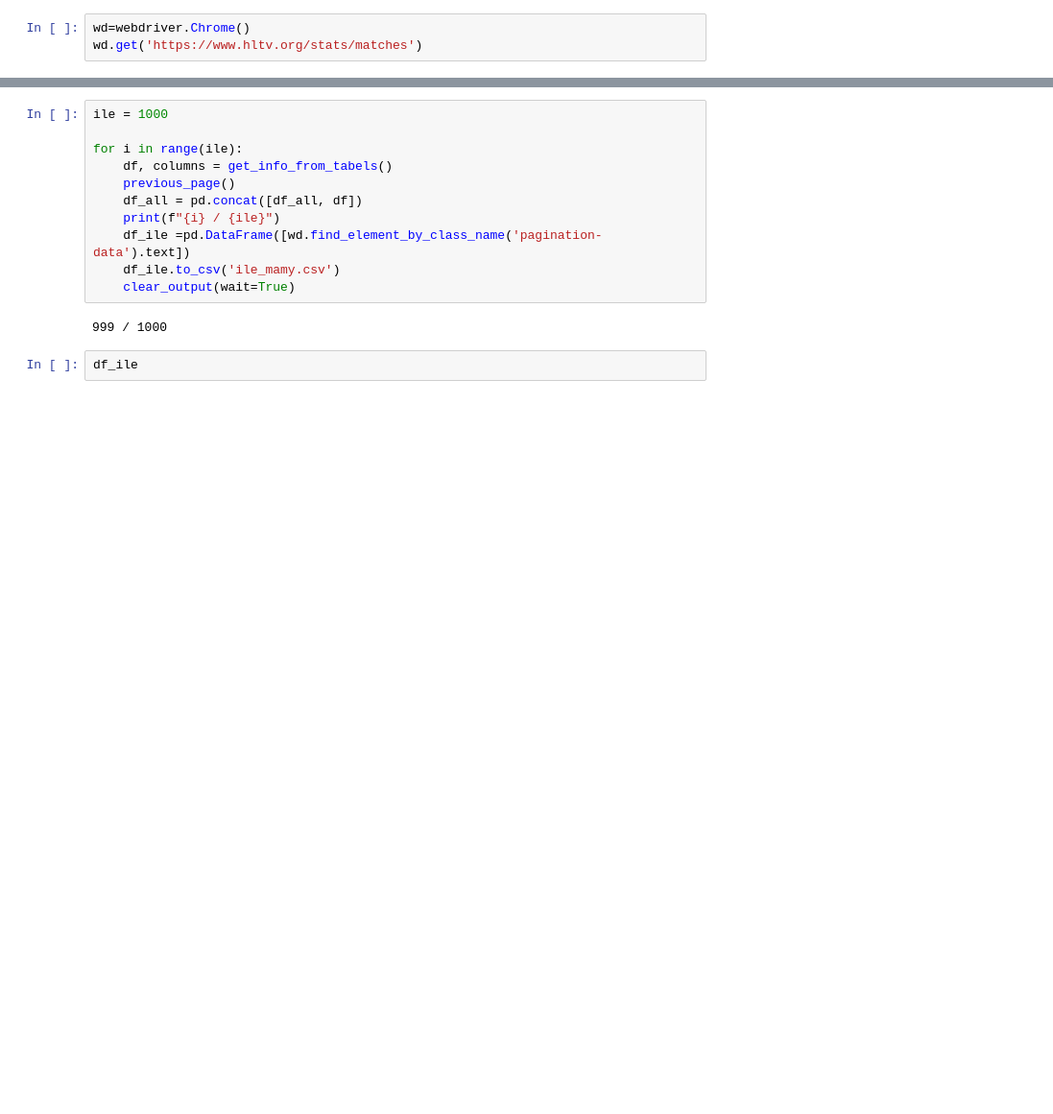
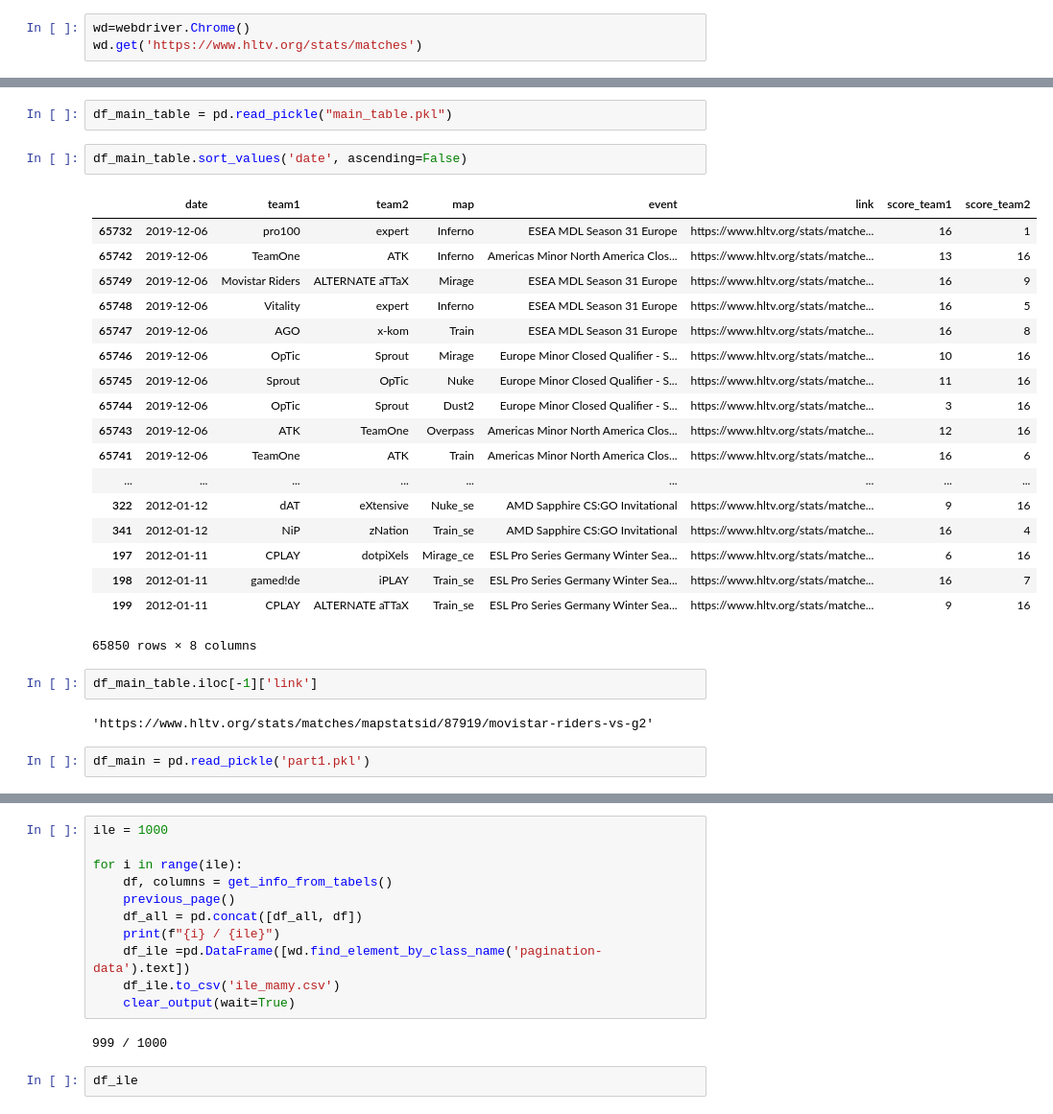
Before and after one commit to madbubu/project_cs_prediction, a Jupyter notebook: project_cs_prediction.ipynb, the cells around one changed output, grey strips where cells are left out. Shown: that part at 96% size. Drawn from its saved outputs; the diff is of its cells as text; blank space fills up the shorter version.

```diff
--- a/project_cs_prediction.ipynb
+++ b/project_cs_prediction.ipynb
@@ -72,0 +308,29 @@ def in_database(df, last_element):
+# %%
+df_main_table = pd.read_pickle("main_table.pkl")
+# %%
+df_main_table.sort_values('date', ascending=False)
+# %% [output]
+|  | date | team1 | team2 | map | event | link | score_team1 | score_team2 |
+| 65732 | 2019-12-06 | pro100 | expert | Inferno | ESEA MDL Season 31 Europe | https://www.hltv.org/stats/matche... | 16 | 1 |
+| 65742 | 2019-12-06 | TeamOne | ATK | Inferno | Americas Minor North America Clos... | https://www.hltv.org/stats/matche... | 13 | 16 |
+| 65749 | 2019-12-06 | Movistar Riders | ALTERNATE aTTaX | Mirage | ESEA MDL Season 31 Europe | https://www.hltv.org/stats/matche... | 16 | 9 |
+| 65748 | 2019-12-06 | Vitality | expert | Inferno | ESEA MDL Season 31 Europe | https://www.hltv.org/stats/matche... | 16 | 5 |
+| 65747 | 2019-12-06 | AGO | x-kom | Train | ESEA MDL Season 31 Europe | https://www.hltv.org/stats/matche... | 16 | 8 |
+| 65746 | 2019-12-06 | OpTic | Sprout | Mirage | Europe Minor Closed Qualifier - S... | https://www.hltv.org/stats/matche... | 10 | 16 |
+| 65745 | 2019-12-06 | Sprout | OpTic | Nuke | Europe Minor Closed Qualifier - S... | https://www.hltv.org/stats/matche... | 11 | 16 |
+| 65744 | 2019-12-06 | OpTic | Sprout | Dust2 | Europe Minor Closed Qualifier - S... | https://www.hltv.org/stats/matche... | 3 | 16 |
+| 65743 | 2019-12-06 | ATK | TeamOne | Overpass | Americas Minor North America Clos... | https://www.hltv.org/stats/matche... | 12 | 16 |
+| 65741 | 2019-12-06 | TeamOne | ATK | Train | Americas Minor North America Clos... | https://www.hltv.org/stats/matche... | 16 | 6 |
+| ... | ... | ... | ... | ... | ... | ... | ... | ... |
+| 322 | 2012-01-12 | dAT | eXtensive | Nuke_se | AMD Sapphire CS:GO Invitational | https://www.hltv.org/stats/matche... | 9 | 16 |
+| 341 | 2012-01-12 | NiP | zNation | Train_se | AMD Sapphire CS:GO Invitational | https://www.hltv.org/stats/matche... | 16 | 4 |
+| 197 | 2012-01-11 | CPLAY | dotpiXels | Mirage_ce | ESL Pro Series Germany Winter Sea... | https://www.hltv.org/stats/matche... | 6 | 16 |
+| 198 | 2012-01-11 | gamed!de | iPLAY | Train_se | ESL Pro Series Germany Winter Sea... | https://www.hltv.org/stats/matche... | 16 | 7 |
+| 199 | 2012-01-11 | CPLAY | ALTERNATE aTTaX | Train_se | ESL Pro Series Germany Winter Sea... | https://www.hltv.org/stats/matche... | 9 | 16 |
+65850 rows × 8 columns
+# %%
+df_main_table.iloc[-1]['link']
+# %% [output]
+'https://www.hltv.org/stats/matches/mapstatsid/87919/movistar-riders-vs-g2'
+# %%
+df_main = pd.read_pickle('part1.pkl')
```
Also changed, not shown: parts of 68 cells of this notebook.
